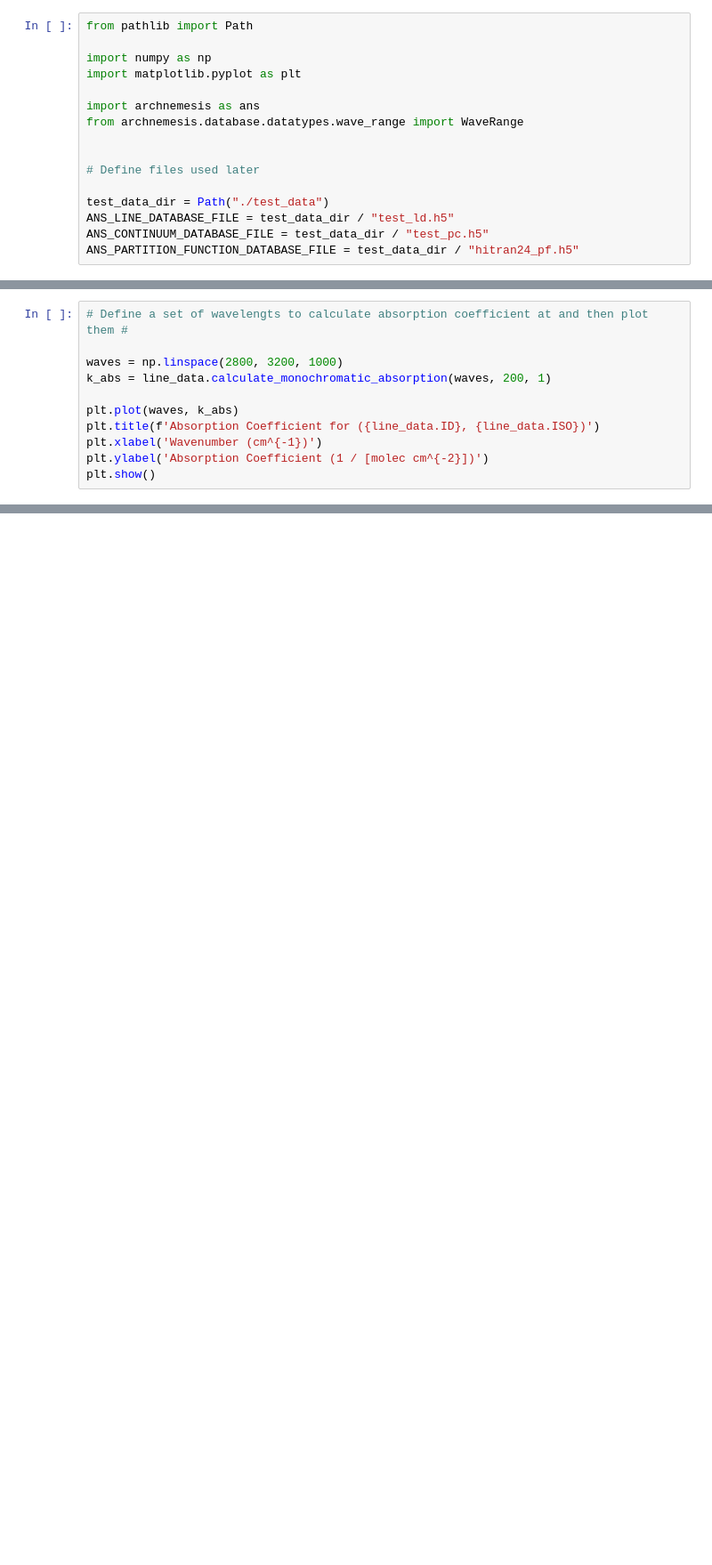
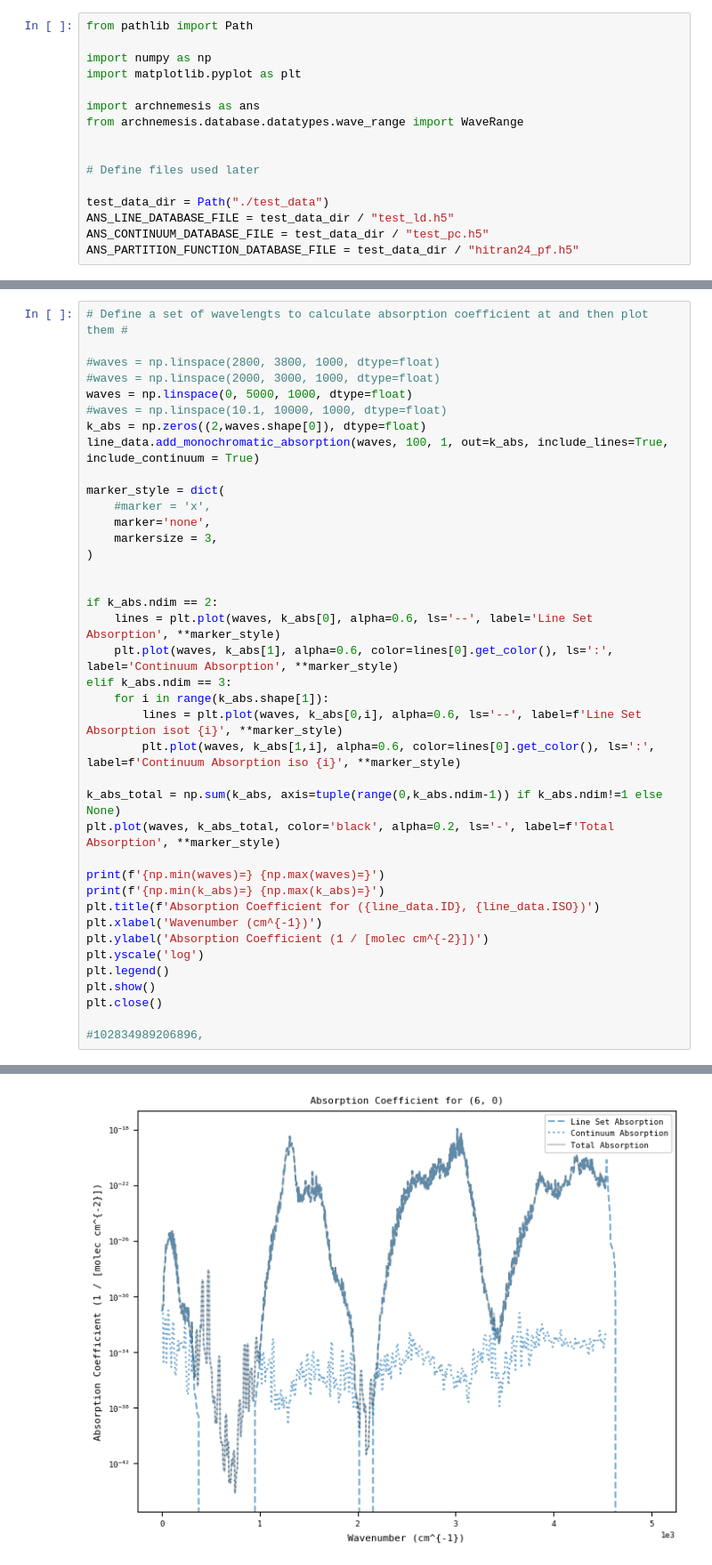
Before and after one commit to juanaldayparejo/archnemesis-dist, a Jupyter notebook: docs/examples/linedata/ex_06_pseudo_continuum_example.ipynb, the cells around one changed output, grey strips where cells are left out. Shown at 89% size. Drawn from its saved outputs; the diff is of its cells as text; blank space fills up the shorter version.

```diff
--- a/docs/examples/linedata/ex_06_pseudo_continuum_example.ipynb
+++ b/docs/examples/linedata/ex_06_pseudo_continuum_example.ipynb
@@ -95,11 +122,40 @@ AttributeError: 'LineData_0' object has no attribute 'calculate_line_strength'
 # %%
 # Define a set of wavelengts to calculate absorption coefficient at and then plot them #
 
-waves = np.linspace(2800, 3200, 1000)
-k_abs = line_data.calculate_monochromatic_absorption(waves, 200, 1)
+#waves = np.linspace(2800, 3800, 1000, dtype=float)
+#waves = np.linspace(2000, 3000, 1000, dtype=float)
+waves = np.linspace(0, 5000, 1000, dtype=float)
+#waves = np.linspace(10.1, 10000, 1000, dtype=float)
+k_abs = np.zeros((2,waves.shape[0]), dtype=float)
+line_data.add_monochromatic_absorption(waves, 100, 1, out=k_abs, include_lines=True, include_continuum = True)
 
-plt.plot(waves, k_abs)
+marker_style = dict(
+	#marker = 'x',
+	marker='none',
+	markersize = 3,
+)
+
+
+if k_abs.ndim == 2:
+	lines = plt.plot(waves, k_abs[0], alpha=0.6, ls='--', label='Line Set Absorption', **marker_style)
+	plt.plot(waves, k_abs[1], alpha=0.6, color=lines[0].get_color(), ls=':', label='Continuum Absorption', **marker_style)
+elif k_abs.ndim == 3:
+	for i in range(k_abs.shape[1]):
+		lines = plt.plot(waves, k_abs[0,i], alpha=0.6, ls='--', label=f'Line Set Absorption isot {i}', **marker_style)
+		plt.plot(waves, k_abs[1,i], alpha=0.6, color=lines[0].get_color(), ls=':', label=f'Continuum Absorption iso {i}', **marker_style)
+
+k_abs_total = np.sum(k_abs, axis=tuple(range(0,k_abs.ndim-1)) if k_abs.ndim!=1 else None)
+plt.plot(waves, k_abs_total, color='black', alpha=0.2, ls='-', label=f'Total Absorption', **marker_style)
+
+print(f'{np.min(waves)=} {np.max(waves)=}')
+print(f'{np.min(k_abs)=} {np.max(k_abs)=}')
 plt.title(f'Absorption Coefficient for ({line_data.ID}, {line_data.ISO})')
 plt.xlabel('Wavenumber (cm^{-1})')
 plt.ylabel('Absorption Coefficient (1 / [molec cm^{-2}])')
+plt.yscale('log')
+plt.legend()
 plt.show()
+plt.close()
+
+#102834989206896,
+# %% [output]
@@ -106,3 +179,4 @@ plt.show()
+[figure, added]
 # %%
 # Create example plot #
 
```
Also changed, not shown: parts of 5 cells of this notebook, 3 other files.
